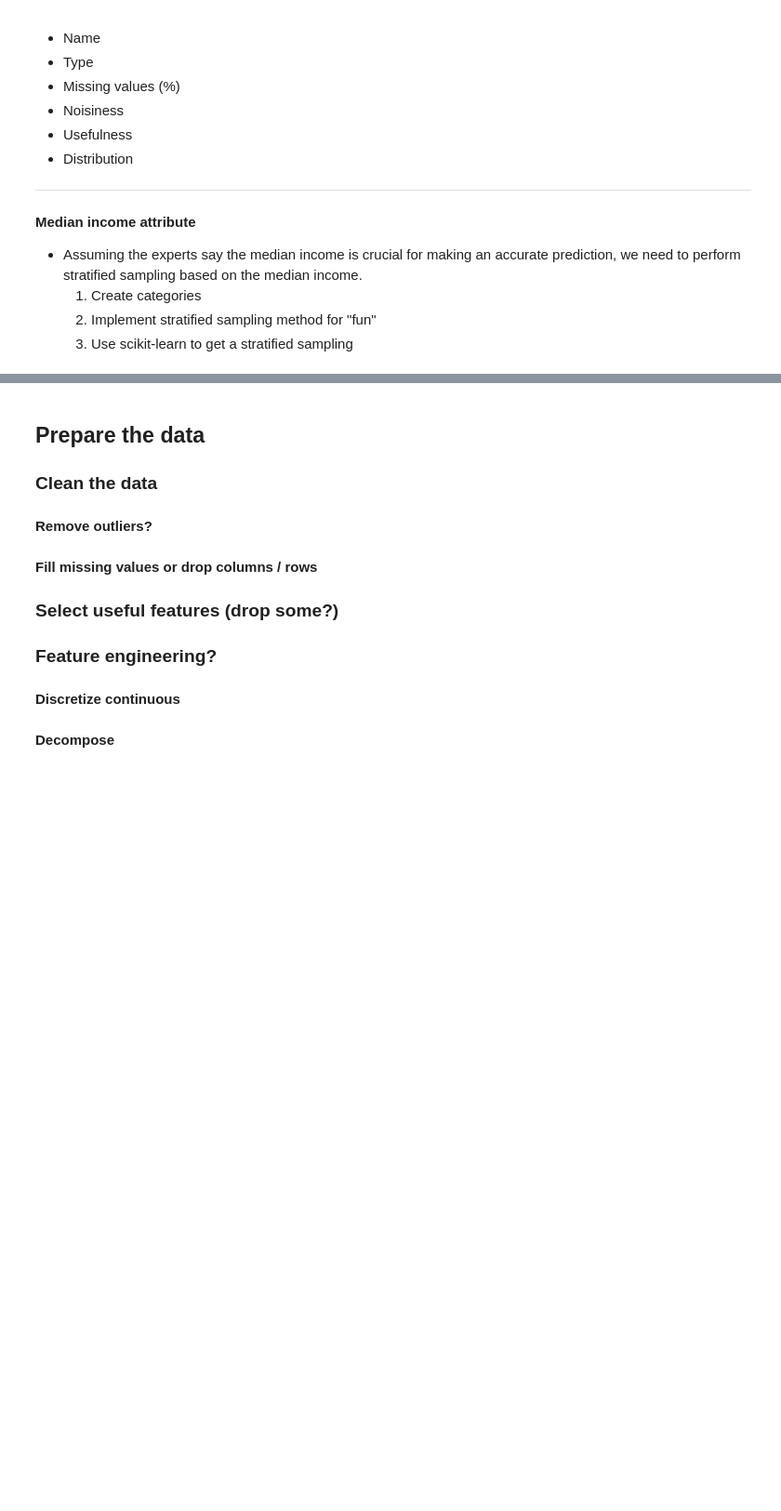
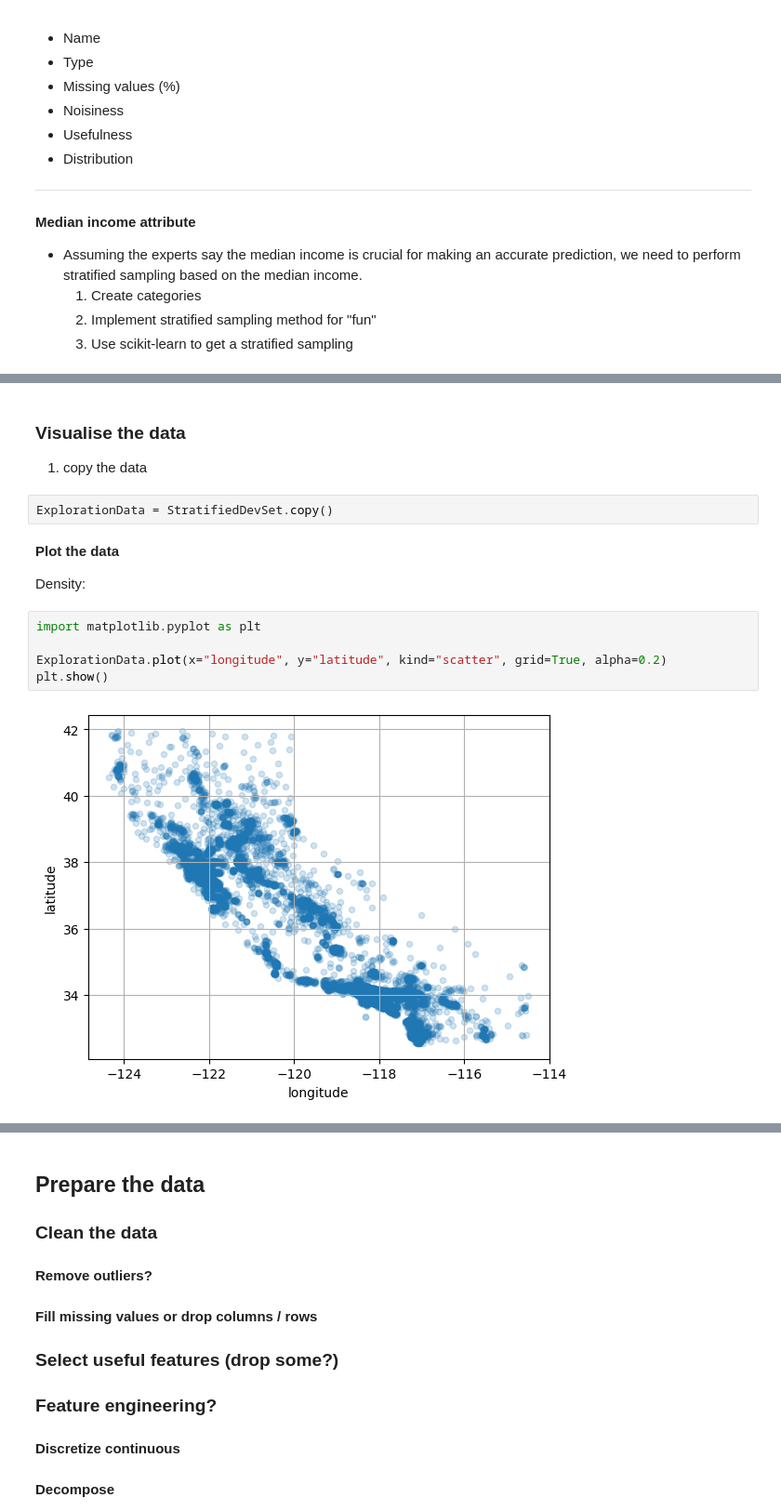
Before and after one commit to SimLend/HandsOnMachineLearning, a Jupyter notebook: Chapter1/CaliforniaHousingPrices/HousingPriceRegression.ipynb, the cells around one changed output, grey strips where cells are left out. Shown at 93% size. Cells and saved outputs as stored; diff of their text form; blank space fills up the shorter version.

```diff
--- a/Chapter1/CaliforniaHousingPrices/HousingPriceRegression.ipynb
+++ b/Chapter1/CaliforniaHousingPrices/HousingPriceRegression.ipynb
@@ -286,0 +360,16 @@ plt.show()
+# %% [markdown]
+### **Visualise the data** ###
+1. copy the data
+# %%
+ExplorationData = StratifiedDevSet.copy()
+# %% [markdown]
+**Plot the data**
+
+Density:
+# %%
+import matplotlib.pyplot as plt
+
+ExplorationData.plot(x="longitude", y="latitude", kind="scatter", grid=True, alpha=0.2)
+plt.show()
+# %% [output]
+[figure, added]
```
Also changed, not shown: parts of 21 cells of this notebook, 1 other file.
